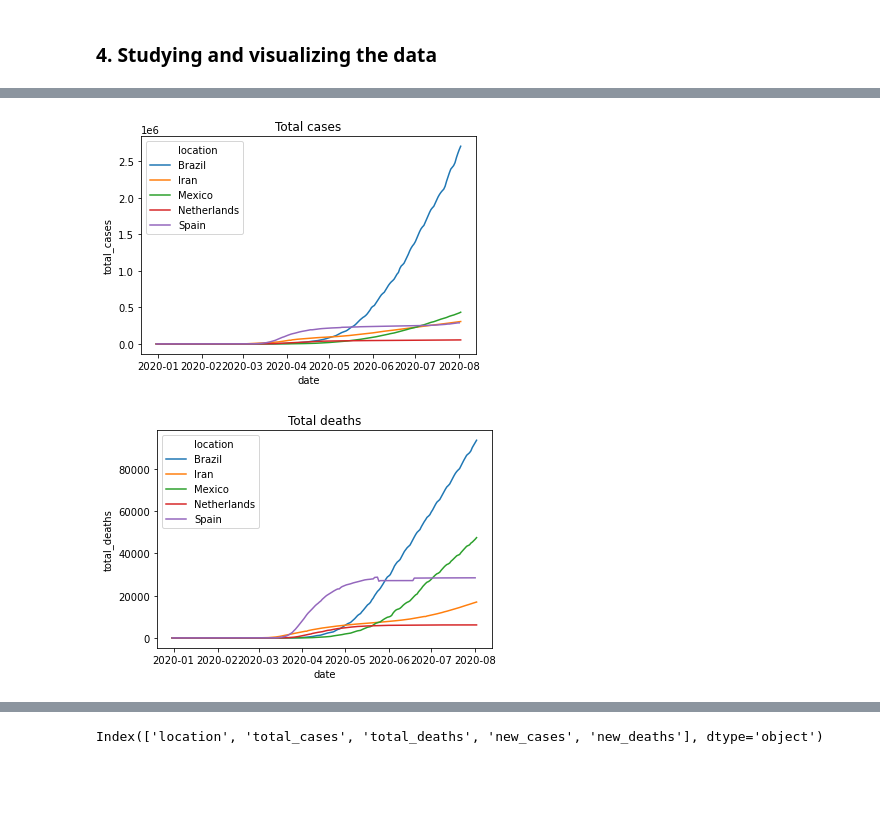
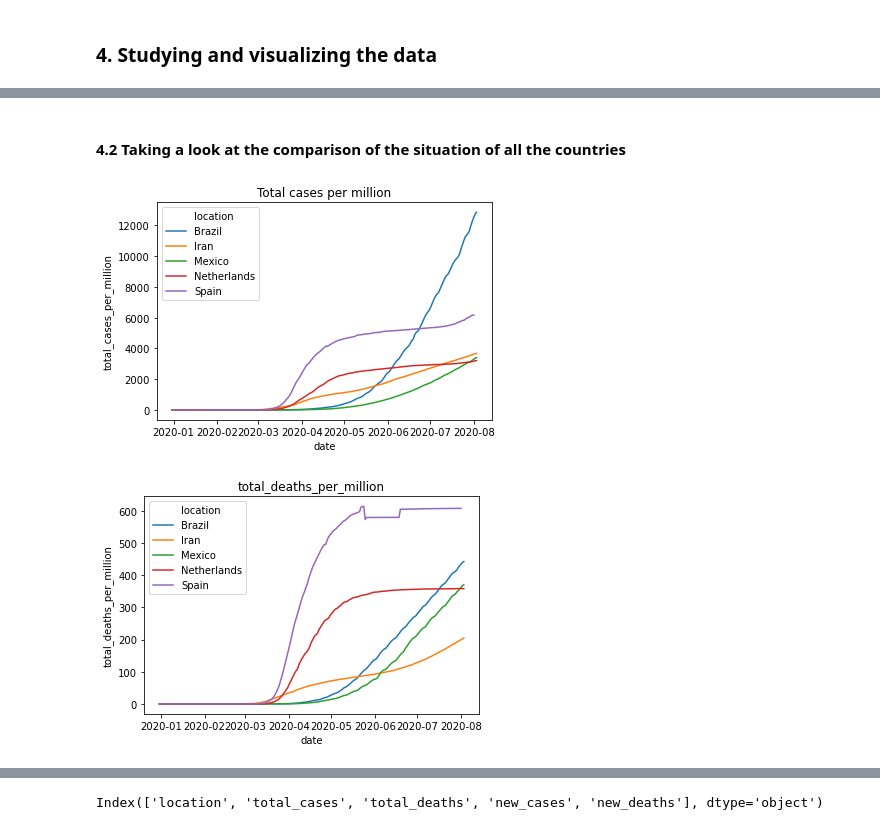
Before and after one commit to RoxannaW/Project_August_Corona, a Jupyter notebook: Roxanna/src/project_main.ipynb, the cells around one changed output, grey strips where cells are left out. Cells and saved outputs as stored; diff of their text form; code cells hidden in the pictures; blank space fills up the shorter version.

```diff
--- a/Roxanna/src/project_main.ipynb
+++ b/Roxanna/src/project_main.ipynb
@@ -192,5 +191,5 @@ As it is important to only delete the columns that we know for certain that do n
 # %%
 #removing the columns that have irrelevant data for our study. # TODO have a look if we want to remove other columns as well. Depends on what we are actually analising.. hypothesis?
-data_covid.drop(['iso_code', 'continent','gdp_per_capita','life_expectancy'], axis=1, inplace=True)
+data_covid.drop(['iso_code', 'continent','gdp_per_capita','life_expectancy', 'cardiovasc_death_rate', 'diabetes_prevalence'], axis=1, inplace=True)
 # %% [markdown]
 ### 4. Studying and visualizing the data
@@ -199,19 +226,22 @@ First we will have a general overview of the data
+# %% [markdown]
+#### 4.2 Taking a look at the comparison of the situation of all the countries
 # %%
+##Having a look at the total cases and total deaths per million in each country
 total_cases_all_countries = sns.lineplot(
     x=data_covid.index,
-    y="total_cases",
+    y="total_cases_per_million",
     hue='location',
     data=data_covid
-).set_title('Total cases')
+).set_title('Total cases per million')
 plt.show()
 
 total_deaths_all_countries = sns.lineplot(
     x=data_covid.index,
-    y="total_deaths",
+    y="total_deaths_per_million",
     hue='location',
     data=data_covid
-).set_title('Total deaths')
+).set_title('total_deaths_per_million')
 plt.show()
 # %% [output]
-[figure, old version]
+[figure, new version]
-[figure, old version]
+[figure, new version]
```
Also changed, not shown: parts of 25 cells of this notebook, 1 other file.
